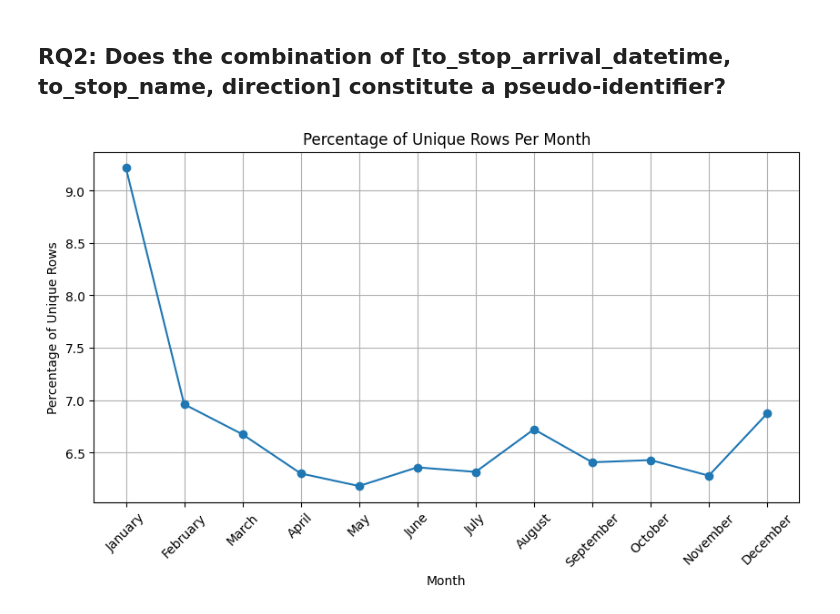
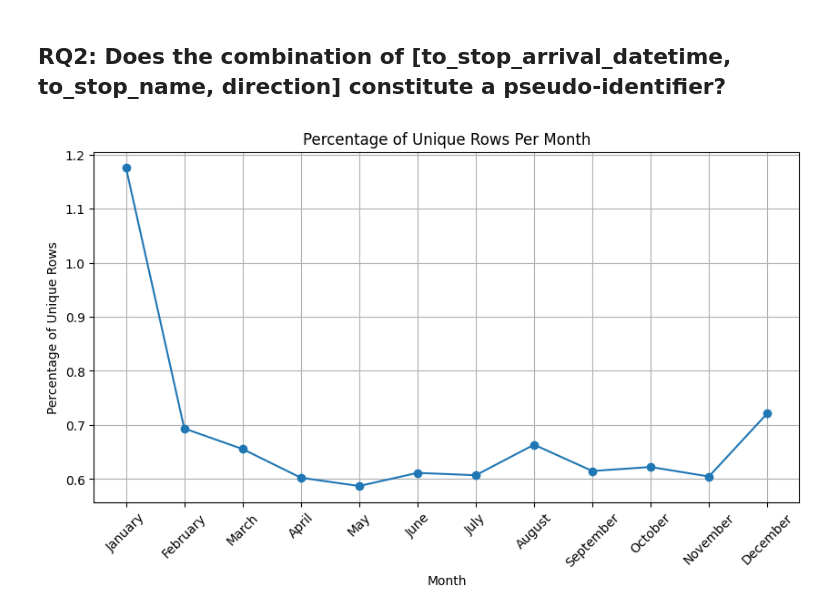
Before and after one commit to amfaller/MassTrack-MBTA, a Jupyter notebook: MassTrack_MBTA.ipynb, the cells around one changed output. Drawn from its saved outputs; the diff is of its cells as text; code cells hidden in the pictures.

```diff
--- a/MassTrack_MBTA.ipynb
+++ b/MassTrack_MBTA.ipynb
@@ -145,7 +176,7 @@ def RQ1(df):
   rq1 = df.groupby(["to_stop_arrival_datetime", "to_stop_name",]).size().reset_index(name="count")
 
   uniqueRows = (rq1["count"] == 1).sum()
-  percentage = (uniqueRows / len(rq1)) * 100
+  percentage = (uniqueRows / len(df)) * 100
   return percentage
 # %%
 percentages = []
@@ -176,27 +212,27 @@ def RQ2(df):
   rq2 = df.groupby(["to_stop_arrival_datetime", "to_stop_name", "direction"]).size().reset_index(name="count")
 
   uniqueRows = (rq2["count"] == 1).sum()
-  percentage = (uniqueRows / len(rq2)) * 100
+  percentage = (uniqueRows / len(df)) * 100
   return percentage
 # %%
-percentages = []
+percentages2 = []
 
 for loadFn in dataLoadFunctions:
   df = loadFn()
   monthPercentUnique = RQ2(df)
-  percentages.append(monthPercentUnique)
+  percentages2.append(monthPercentUnique)
   del df
 # %%
 import matplotlib.pyplot as plt
 
 # Plot the results
 plt.figure(figsize=(10, 5))
-plt.plot(months, percentages, marker='o', linestyle='-')
+plt.plot(months, percentages2, marker='o', linestyle='-')
 plt.xlabel("Month")
 plt.ylabel("Percentage of Unique Rows")
 plt.title("Percentage of Unique Rows Per Month")
 plt.xticks(rotation=45)  # Rotate labels for readability
 plt.grid(True)
 plt.show()
 # %% [output]
-[figure, old version]
+[figure, new version]
```
Also changed, not shown: parts of 9 cells of this notebook.
